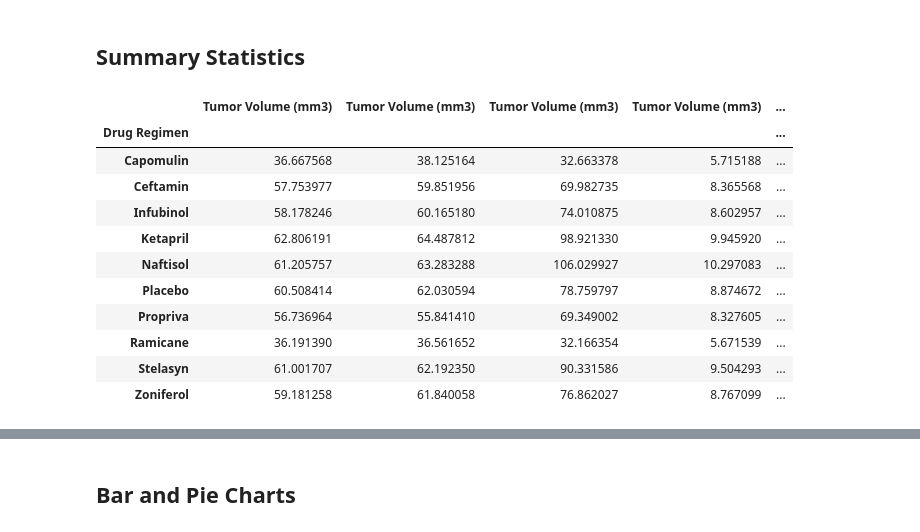
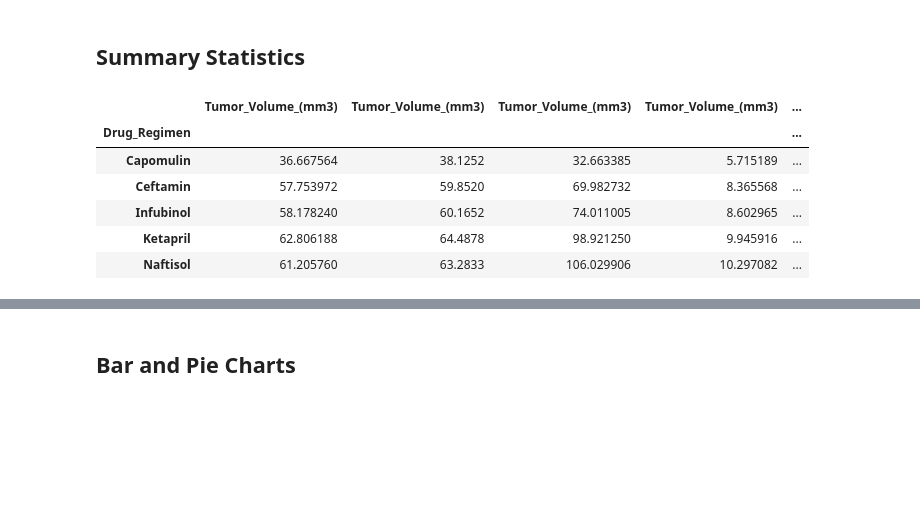
Before and after one commit to MLozano88/Pymaceuticals, a Jupyter notebook: Pymaceuticals/pymaceuticals_starter.ipynb, the cells around one changed output, grey strips where cells are left out. Saved outputs shown, nothing was run; the diff lists cells and outputs as text; code cells hidden in the pictures; blank space fills up the shorter version.

```diff
--- a/Pymaceuticals/pymaceuticals_starter.ipynb
+++ b/Pymaceuticals/pymaceuticals_starter.ipynb
@@ -16,7 +16,7 @@ mouse_metadata = pd.read_csv(mouse_metadata_path)
 study_results = pd.read_csv(study_results_path)
 
 # Combine the data into a single dataset
-merge_df = mouse_metadata.merge(study_results,how='outer',on='Mouse ID')
+merge_df = mouse_metadata.merge(study_results,how='outer',on='Mouse_ID')
 # Display the data table for preview
 merge_df
 # %% [output]
@@ -48,7 +50,8 @@ clean_df.head().count()
 # Optional: Get all the data for the duplicate mouse ID.
 # %%
 # Create a clean DataFrame by dropping the duplicate mouse by its ID.
-cleaned_df = merge_df.drop_duplicates(subset=['Mouse ID'],keep='last')
+cleaned_df = merge_df.drop_duplicates(subset=['Mouse_ID'],keep='last')
 cleanest_df = cleaned_df.reset_index(drop=True)
+cleanest_df = pd.DataFrame(cleanest_df)
 cleanest_df
 # %% [output]
@@ -75,31 +78,27 @@ cleanest_df["Mouse ID"].count()
 # %%
 # Generate a summary statistics table of mean, median, variance, standard deviation, and SEM of the tumor volume for each regimen
 # Use groupby and summary statistical methods to calculate the following properties of each drug regimen:
 # mean, median, variance, standard deviation, and SEM of the tumor volume.
-grouped_df = cleanest_df.groupby(['Drug Regimen'])
+grouped_df = cleanest_df.groupby(['Drug_Regimen'])
 
-tumor_mean = grouped_df['Tumor Volume (mm3)'].mean()
-tumor_median = grouped_df['Tumor Volume (mm3)'].median()
-tumor_var = grouped_df['Tumor Volume (mm3)'].var()
-tumor_std = grouped_df['Tumor Volume (mm3)'].std()
-tumor_sem = grouped_df['Tumor Volume (mm3)'].sem()
+tumor_mean = grouped_df['Tumor_Volume_(mm3)'].mean()
+tumor_median = grouped_df['Tumor_Volume_(mm3)'].median()
+tumor_var = grouped_df['Tumor_Volume_(mm3)'].var()
+tumor_std = grouped_df['Tumor_Volume_(mm3)'].std()
+tumor_sem = grouped_df['Tumor_Volume_(mm3)'].sem()
 
-summarry_stats = pd.concat([tumor_mean, tumor_median, tumor_var, tumor_std, tumor_sem], axis = 1)
-summarry_stats
+summary_stats = pd.concat([tumor_mean, tumor_median, tumor_var, tumor_std, tumor_sem], axis = 1)
+final_stats = summary_stats.rename(index={1: "tumor_mean", 2: "tumor_median", 3: "tumor_var"})
+final_stats.head()
 # Assemble the resulting series into a single summary dataframe.
 # %% [output]
-|  | Tumor Volume (mm3) | Tumor Volume (mm3) | Tumor Volume (mm3) | Tumor Volume (mm3) | ... |
-| Drug Regimen |  |  |  |  | ... |
-| Capomulin | 36.667568 | 38.125164 | 32.663378 | 5.715188 | ... |
-| Ceftamin | 57.753977 | 59.851956 | 69.982735 | 8.365568 | ... |
-| Infubinol | 58.178246 | 60.165180 | 74.010875 | 8.602957 | ... |
-| Ketapril | 62.806191 | 64.487812 | 98.921330 | 9.945920 | ... |
-| Naftisol | 61.205757 | 63.283288 | 106.029927 | 10.297083 | ... |
-| Placebo | 60.508414 | 62.030594 | 78.759797 | 8.874672 | ... |
-| Propriva | 56.736964 | 55.841410 | 69.349002 | 8.327605 | ... |
-| Ramicane | 36.191390 | 36.561652 | 32.166354 | 5.671539 | ... |
-| Stelasyn | 61.001707 | 62.192350 | 90.331586 | 9.504293 | ... |
-| Zoniferol | 59.181258 | 61.840058 | 76.862027 | 8.767099 | ... |
+|  | Tumor_Volume_(mm3) | Tumor_Volume_(mm3) | Tumor_Volume_(mm3) | Tumor_Volume_(mm3) | ... |
+| Drug_Regimen |  |  |  |  | ... |
+| Capomulin | 36.667564 | 38.1252 | 32.663385 | 5.715189 | ... |
+| Ceftamin | 57.753972 | 59.8520 | 69.982732 | 8.365568 | ... |
+| Infubinol | 58.178240 | 60.1652 | 74.011005 | 8.602965 | ... |
+| Ketapril | 62.806188 | 64.4878 | 98.921250 | 9.945916 | ... |
+| Naftisol | 61.205760 | 63.2833 | 106.029906 | 10.297082 | ... |
 # %%
 # Generate a summary statistics table of mean, median, variance, standard deviation, and SEM of the tumor volume for each regimen
 
```
Also changed, not shown: parts of 17 cells of this notebook, 2 other files.
